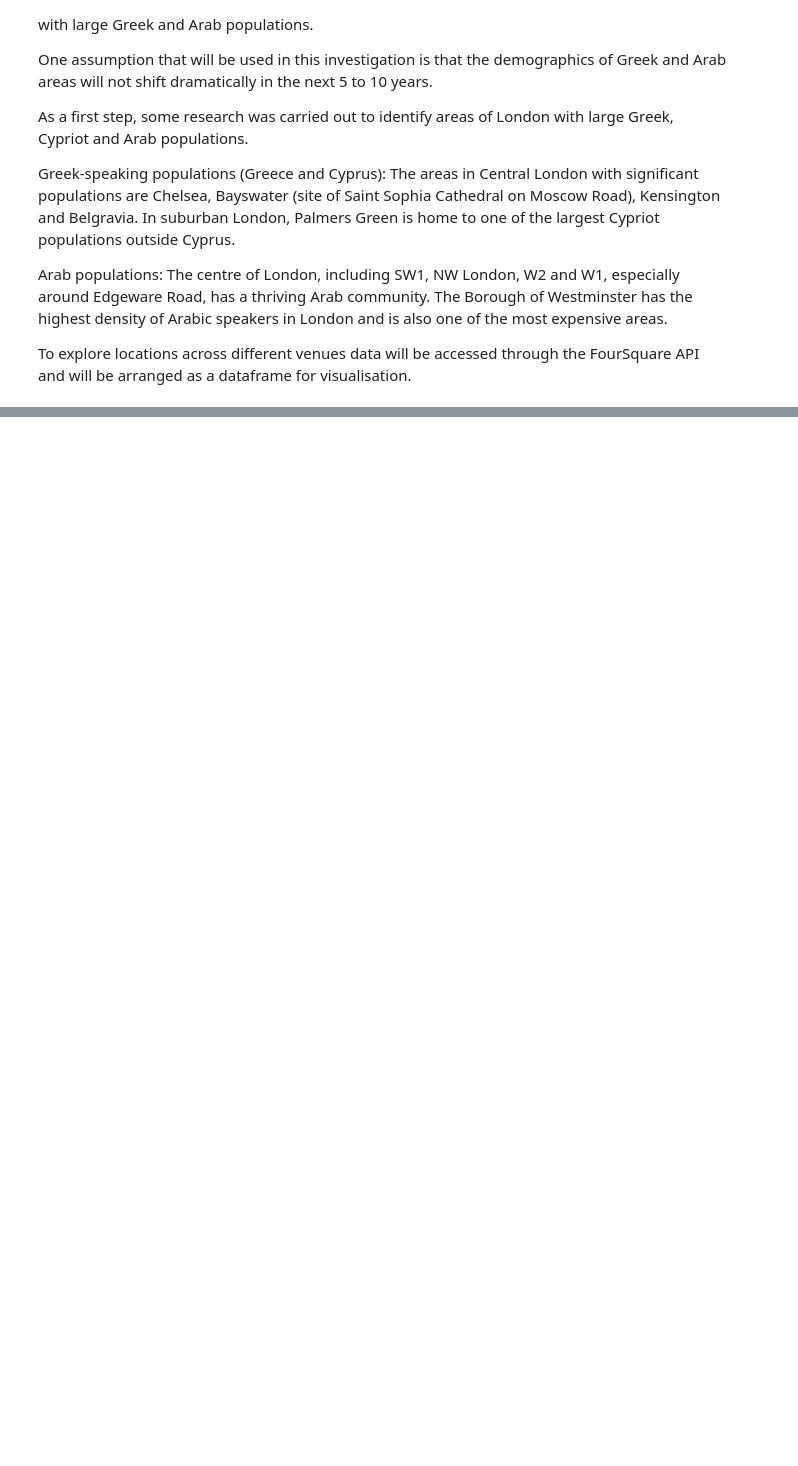
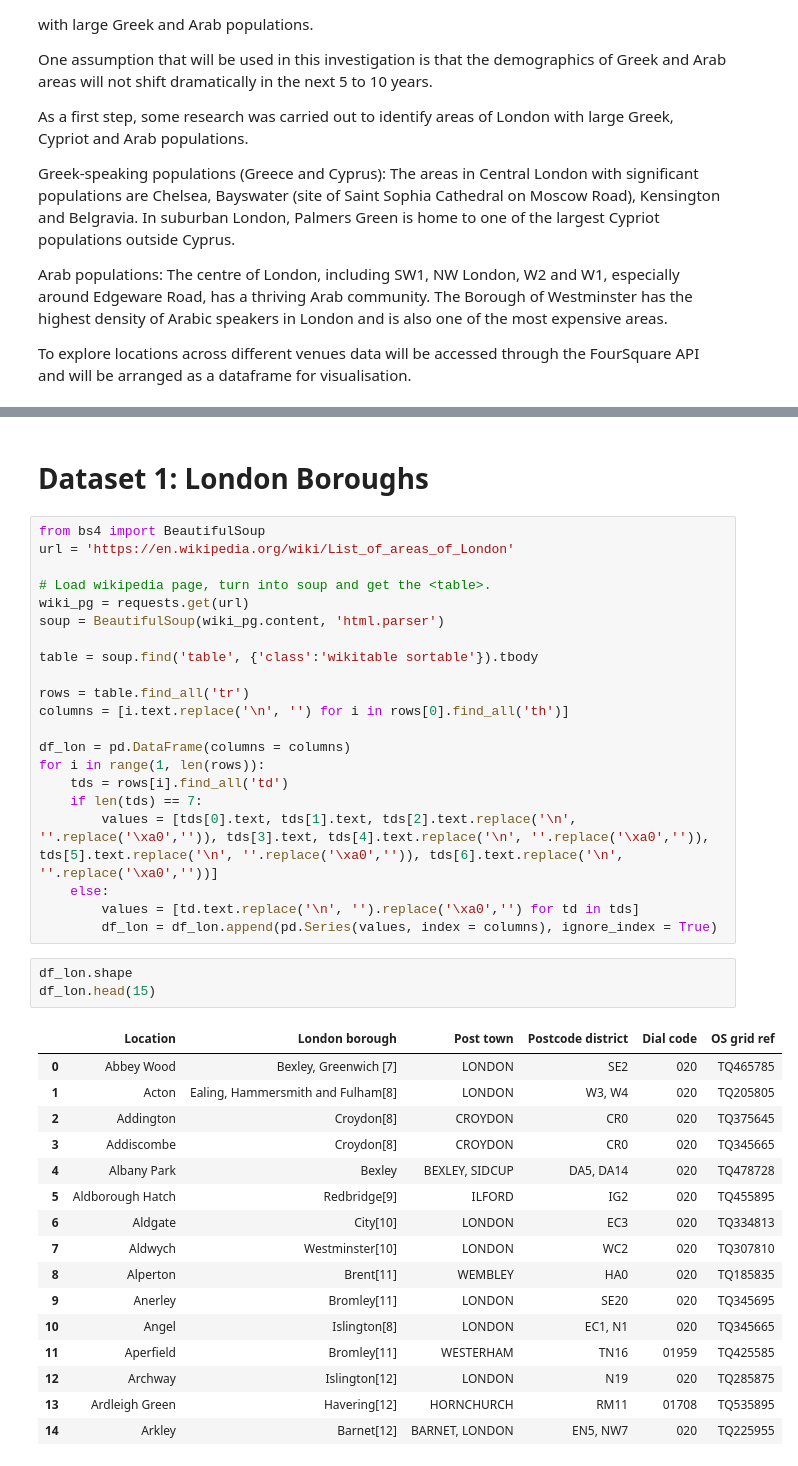
Before and after one commit to spyroscharonis/Coursera_Capstone, a Jupyter notebook: London Restaurant Chain.ipynb, the cells around one changed output, grey strips where cells are left out. Drawn from its saved outputs; the diff is of its cells as text; blank space fills up the shorter version.

```diff
--- a/London Restaurant Chain.ipynb
+++ b/London Restaurant Chain.ipynb
@@ -26,0 +70,43 @@ To explore locations across different venues data will be accessed through the F
+# %% [markdown]
+# Dataset 1: London Boroughs
+# %%
+from bs4 import BeautifulSoup
+url = 'https://en.wikipedia.org/wiki/List_of_areas_of_London'
+
+# Load wikipedia page, turn into soup and get the <table>.
+wiki_pg = requests.get(url)
+soup = BeautifulSoup(wiki_pg.content, 'html.parser')
+
+table = soup.find('table', {'class':'wikitable sortable'}).tbody
+
+rows = table.find_all('tr')
+columns = [i.text.replace('\n', '') for i in rows[0].find_all('th')]
+
+df_lon = pd.DataFrame(columns = columns)
+for i in range(1, len(rows)):
+    tds = rows[i].find_all('td')
+    if len(tds) == 7:
+        values = [tds[0].text, tds[1].text, tds[2].text.replace('\n', ''.replace('\xa0','')), tds[3].text, tds[4].text.replace('\n', ''.replace('\xa0','')), tds[5].text.replace('\n', ''.replace('\xa0','')), tds[6].text.replace('\n', ''.replace('\xa0',''))]
+    else:
+        values = [td.text.replace('\n', '').replace('\xa0','') for td in tds]
+        df_lon = df_lon.append(pd.Series(values, index = columns), ignore_index = True)
+# %%
+df_lon.shape
+df_lon.head(15)
+# %% [output]
+|  | Location | London borough | Post town | Postcode district | Dial code | OS grid ref |
+| 0 | Abbey Wood | Bexley, Greenwich [7] | LONDON | SE2 | 020 | TQ465785 |
+| 1 | Acton | Ealing, Hammersmith and Fulham[8] | LONDON | W3, W4 | 020 | TQ205805 |
+| 2 | Addington | Croydon[8] | CROYDON | CR0 | 020 | TQ375645 |
+| 3 | Addiscombe | Croydon[8] | CROYDON | CR0 | 020 | TQ345665 |
+| 4 | Albany Park | Bexley | BEXLEY, SIDCUP | DA5, DA14 | 020 | TQ478728 |
+| 5 | Aldborough Hatch | Redbridge[9] | ILFORD | IG2 | 020 | TQ455895 |
+| 6 | Aldgate | City[10] | LONDON | EC3 | 020 | TQ334813 |
+| 7 | Aldwych | Westminster[10] | LONDON | WC2 | 020 | TQ307810 |
+| 8 | Alperton | Brent[11] | WEMBLEY | HA0 | 020 | TQ185835 |
+| 9 | Anerley | Bromley[11] | LONDON | SE20 | 020 | TQ345695 |
+| 10 | Angel | Islington[8] | LONDON | EC1, N1 | 020 | TQ345665 |
+| 11 | Aperfield | Bromley[11] | WESTERHAM | TN16 | 01959 | TQ425585 |
+| 12 | Archway | Islington[12] | LONDON | N19 | 020 | TQ285875 |
+| 13 | Ardleigh Green | Havering[12] | HORNCHURCH | RM11 | 01708 | TQ535895 |
+| 14 | Arkley | Barnet[12] | BARNET, LONDON | EN5, NW7 | 020 | TQ225955 |
```
Also changed, not shown: parts of 45 cells of this notebook.
